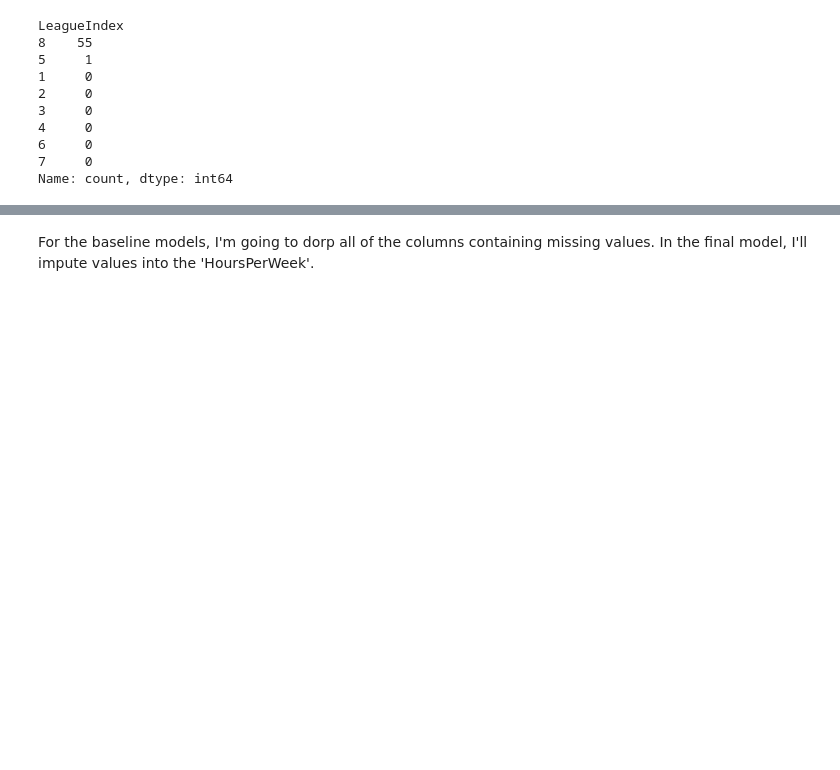
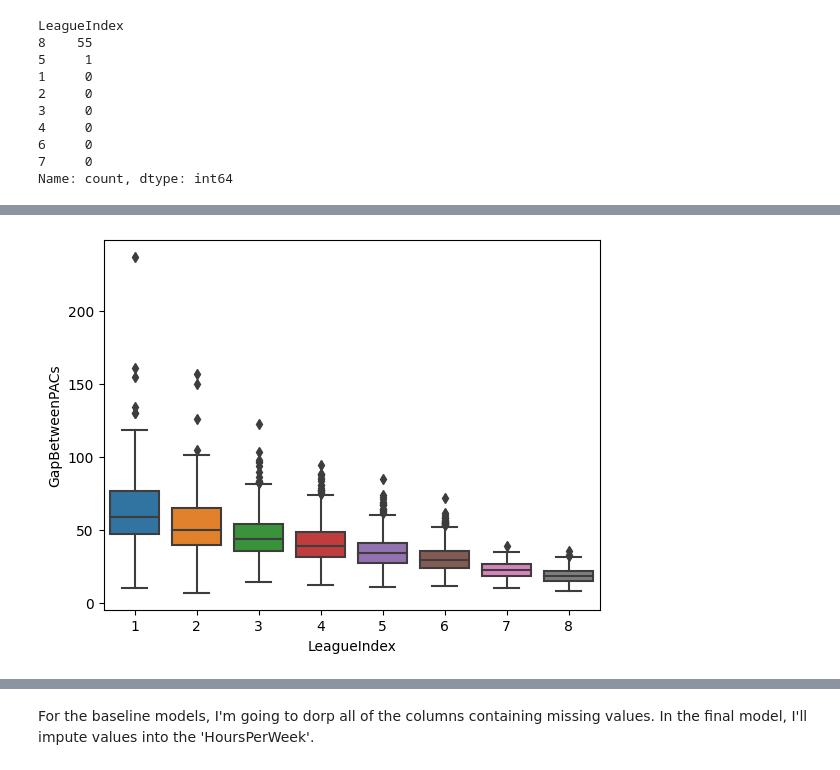
Before and after one commit to Ethan-Shapiro/EG-Starcraft-II-Project, a Jupyter notebook: notebook.ipynb, the cells around one changed output, grey strips where cells are left out. Saved outputs shown, nothing was run; the diff lists cells and outputs as text; code cells hidden in the pictures; blank space fills up the shorter version.

```diff
--- a/notebook.ipynb
+++ b/notebook.ipynb
@@ -370,0 +437,5 @@ df = df.drop(['HoursPerWeek', 'GameID'], axis=1)
+# %%
+sns.boxplot(df, y='GapBetweenPACs', x='LeagueIndex')
+plt.show()
+# %% [output]
+[figure, added]
```
Also changed, not shown: parts of 28 cells of this notebook.
